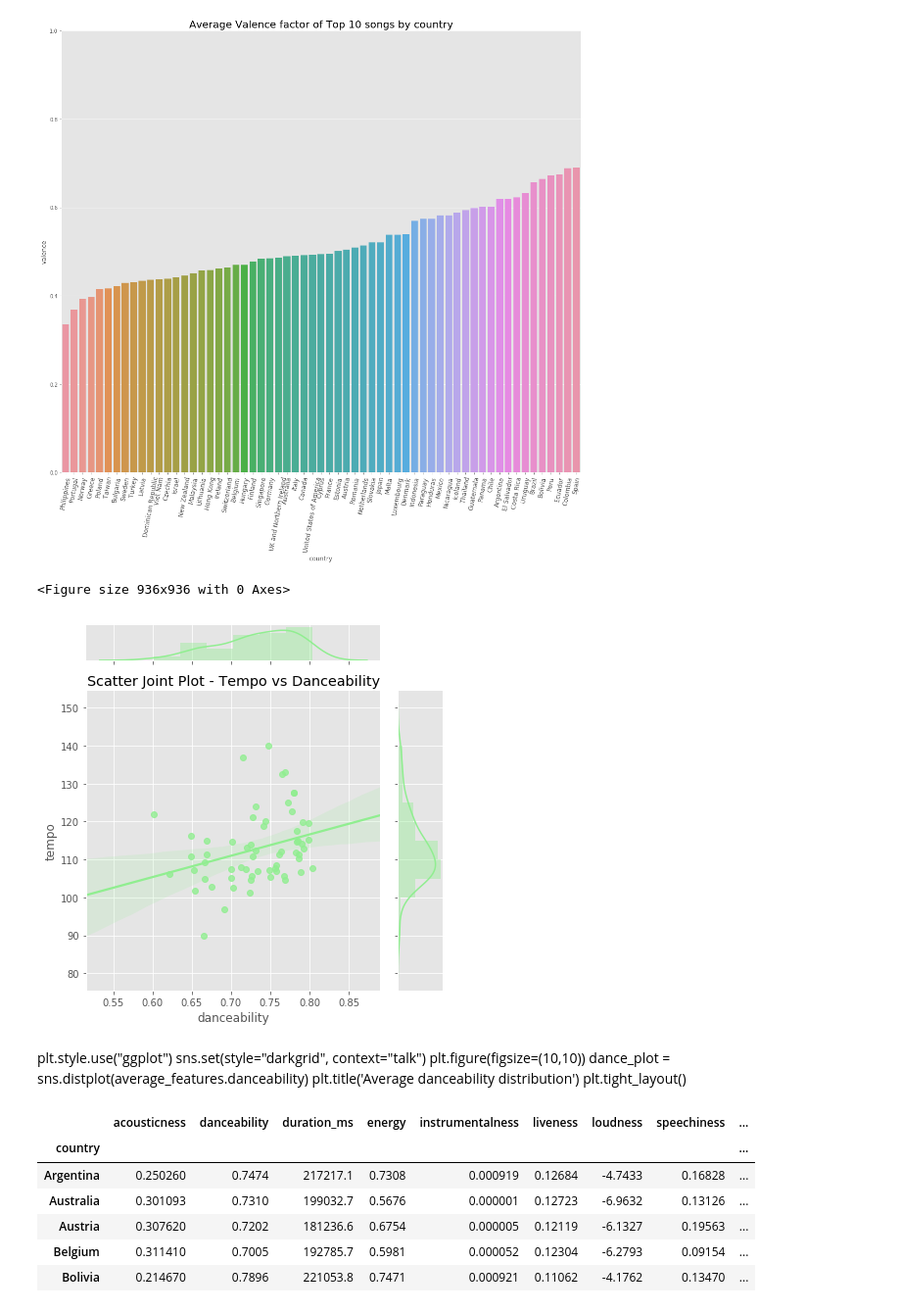
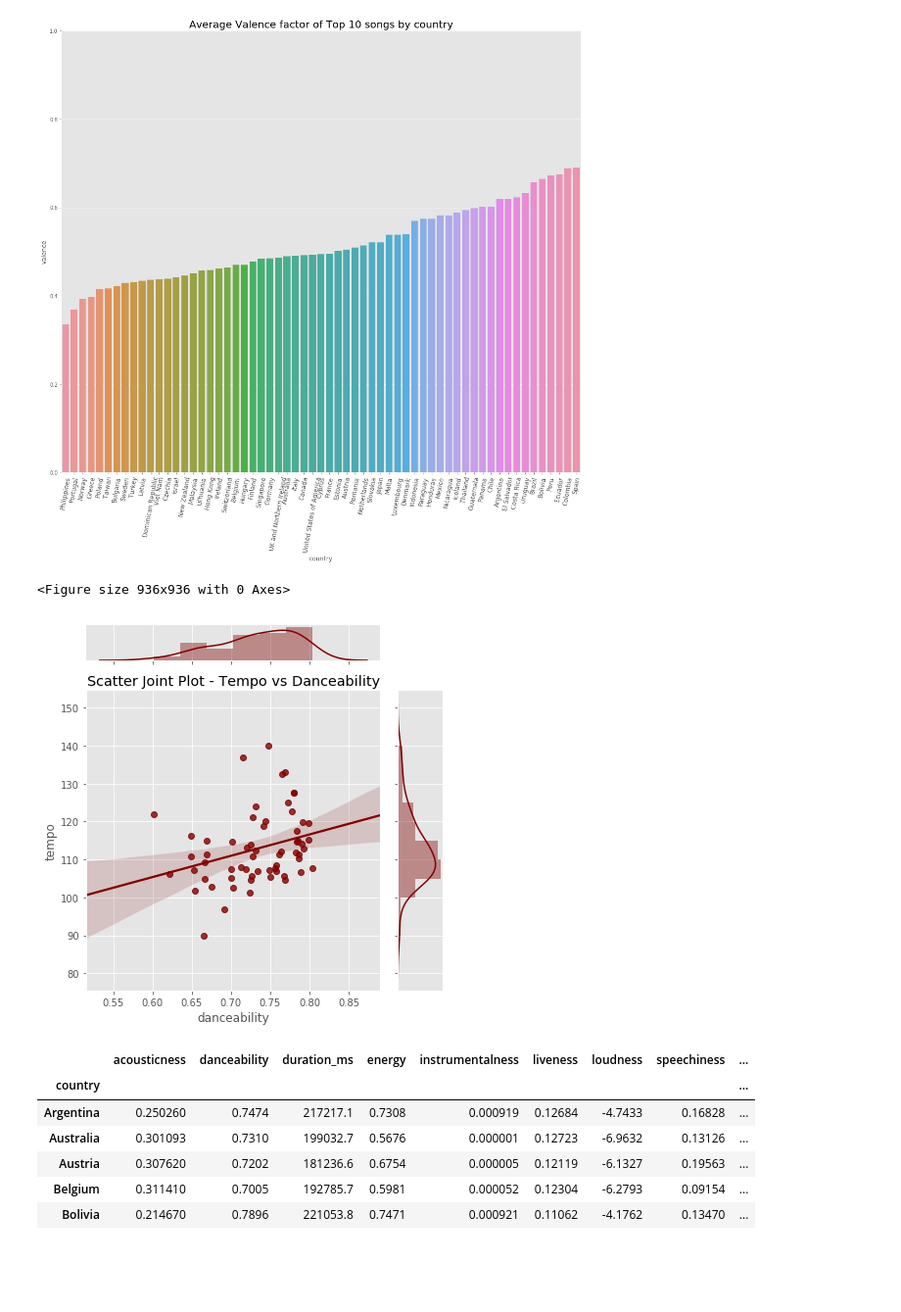
Before and after one commit to Rimab55/spotify_eda, a Jupyter notebook: project1_spotify.ipynb, the cells around one changed output. Shown at 98% size. Drawn from its saved outputs; the diff is of its cells as text; code cells hidden in the pictures; blank space fills up the shorter version.

```diff
--- a/project1_spotify.ipynb
+++ b/project1_spotify.ipynb
@@ -169,6 +169,6 @@ df3.head()
 | 4 | ar | 4 | 3dLiBBKbeUIhzGNeuo5JGS |
 # %%
 # Renaming column names
-df3.rename(columns={'level_0':'code','level_1':'rank'},inplace=True)
+df3.rename(columns={'level_0':'code','level_1':'ranking'},inplace=True)
 df3.head()
 # %% [output]
@@ -208,5 +208,6 @@ country_names.head()
 merged_top10_feat = merged_top10_features.merge(country_names,how='left')
 merged_top10_feat.set_index('country',inplace=True)        # setting index column to country
 merged_top10_feat.drop('code',axis = 1, inplace=True)      # removing redundant country code information
+merged_top10_feat.ranking = merged_top10_feat.ranking.apply(lambda x: x+1)
 merged_top10_feat.head()
 # %% [output]
@@ -259,24 +285,16 @@ plt.tight_layout()
 # %% [output]
 [figure]
 # %%
-# plt.style.use("fivethirtyeight")
-# sns.set(style="darkgrid", context="talk")
+# Jointplot tempo vs danceability
 plt.figure(figsize=(13,13))
 dance_tempo = sns.jointplot(x=average_features.danceability,
                          y=average_features.tempo, kind="reg",
-                        color = 'lightgreen')
+                        color = 'maroon')
 plt.title('Scatter Joint Plot - Tempo vs Danceability')
 plt.tight_layout()
 # %% [output]
 <Figure size 936x936 with 0 Axes>
-[figure, old version]
+[figure, new version]
-# %% [markdown]
-plt.style.use("ggplot")
-sns.set(style="darkgrid", context="talk")
-plt.figure(figsize=(10,10))
-dance_plot = sns.distplot(average_features.danceability)
-plt.title('Average danceability distribution')
-plt.tight_layout()
 # %%
 #Dataframe to compare correlation between audio features
 
```
Also changed, not shown: parts of 10 cells of this notebook.
